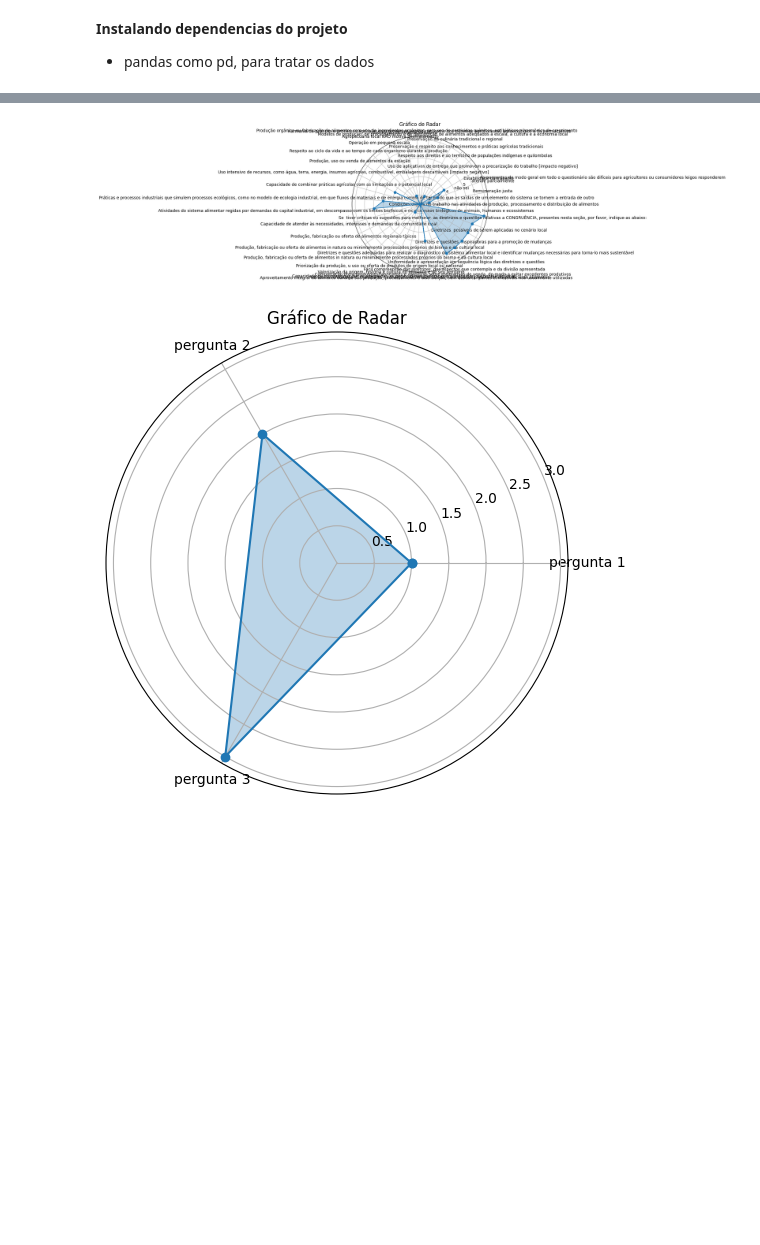
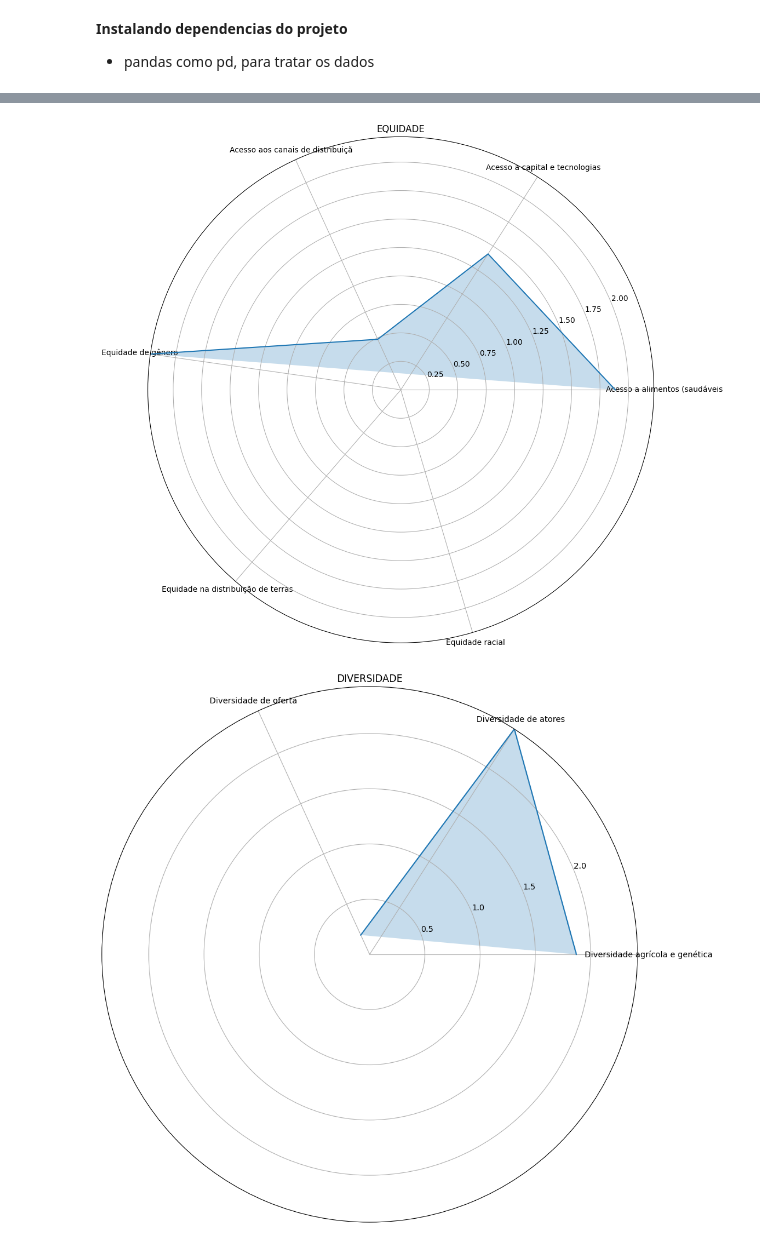
Before and after one commit to evanzs/diagnostico-sistema-alimentar, a Jupyter notebook: diagnostico_bauru.ipynb, the cells around one changed output, grey strips where cells are left out. Saved outputs shown, nothing was run; the diff lists cells and outputs as text; code cells hidden in the pictures; blank space fills up the shorter version.

```diff
--- a/diagnostico_bauru.ipynb
+++ b/diagnostico_bauru.ipynb
@@ -25,7 +25,7 @@ import seaborn as sns
 # %%
 url_resposta = '/content/drive/MyDrive/arquivos-colab-notebooks/DiagnosticoSistemaAlimentarBauruSP.xlsx'
 
-dfRespostas = pd.read_excel(url_resposta, sheet_name=0)
+dfRespostas = pd.read_excel(url_resposta, sheet_name=0,)
 # %%
 dfRespostas
 # %% [output]
@@ -124,0 +220,4 @@ dataframe2
+# %%
+
+for prefixo in ETIQUETAS:
+    dfGold[prefixo].to_excel(f'/content/drive/MyDrive/arquivos-colab-notebooks/gold/{prefixo}.xlsx', index=False)
@@ -164,50 +287,24 @@ df
-# %%
-data_set = dataframes_filtrados['CONGRUÊNCIA']
-
-categorias = data_set.iloc[2].tolist()
-valores =data_set.iloc[3].tolist()  # Valores personalizados
-
-# Plotar o gráfico de radar
-angulos = np.linspace(0, 2 * np.pi, len(categorias), endpoint=False).tolist()
-angulos += angulos[:1]  # Repetir o primeiro ângulo para fechar o gráfico
-
-valores = np.concatenate((valores, [valores[0]]))  # Repetir o primeiro valor para fechar o gráfico
-
-plt.figure(figsize=(6, 6))
-plt.polar(angulos, valores, marker='o')
-plt.fill(angulos, valores, alpha=0.3)
-plt.xticks(angulos[:-1], categorias)
-plt.title('Gráfico de Radar')
-plt.show()
-# %% [output]
-[figure, removed]
-# %%
-import pandas as pd
-import matplotlib.pyplot as plt
-import numpy as np
-
-data_set = [['Teste 1', 'Teste 2', 'Teste 3'],['pergunta 1','pergunta 2','pergunta 3'], [1, 2, 3]]
-
-df = pd.DataFrame(data_set[2:], columns=data_set[1])
-
-# Plotar o gráfico de radar
-fig = plt.figure(figsize=(6, 6))
-ax = fig.add_subplot(111, polar=True)
-
-for i, row in df.iterrows():
-    valores = row.values.astype(int)
-    categorias = df.columns.tolist()
-    angulos = [2 * np.pi * (j / len(categorias)) for j in range(len(categorias))]
-    angulos += angulos[:1]
-    valores = np.concatenate((valores, [valores[0]]))
-
-    ax.plot(angulos, valores, marker='o')
-    ax.fill(angulos, valores, alpha=0.3)
-
-ax.set_xticks(angulos[:-1])
-ax.set_xticklabels(categorias)
-
-plt.title('Gráfico de Radar')
-plt.show()
-# %% [output]
-[figure, removed]
+# %%
+for prefixo in ETIQUETAS:
+    df =dfGold[prefixo]
+
+    df['Valor'] = pd.to_numeric(df['Valor'], errors='coerce')
+
+    # Obter rótulos para as colunas numéricas
+    rotulos =  df['Categoria']
+    valores = df['Valor']
+    # Criar o gráfico de radar
+    fig, ax = plt.subplots(figsize=(12, 12))
+    ax = plt.subplot(111, polar=True)
+    ax.plot(rotulos, valores)
+
+    # Personalizar o gráfico
+    plt.ylim(0, max(valores))
+    ax.fill(rotulos, valores, alpha=0.25)
+    ax.set_title(prefixo)
+
+    # Mostrar o gráfico
+    plt.savefig(f'/content/drive/MyDrive/arquivos-colab-notebooks/graficos/{prefixo}-v2.png')
+# %% [output]
+[figure, added]
+[figure, added]
```
Also changed, not shown: parts of 21 cells of this notebook.
